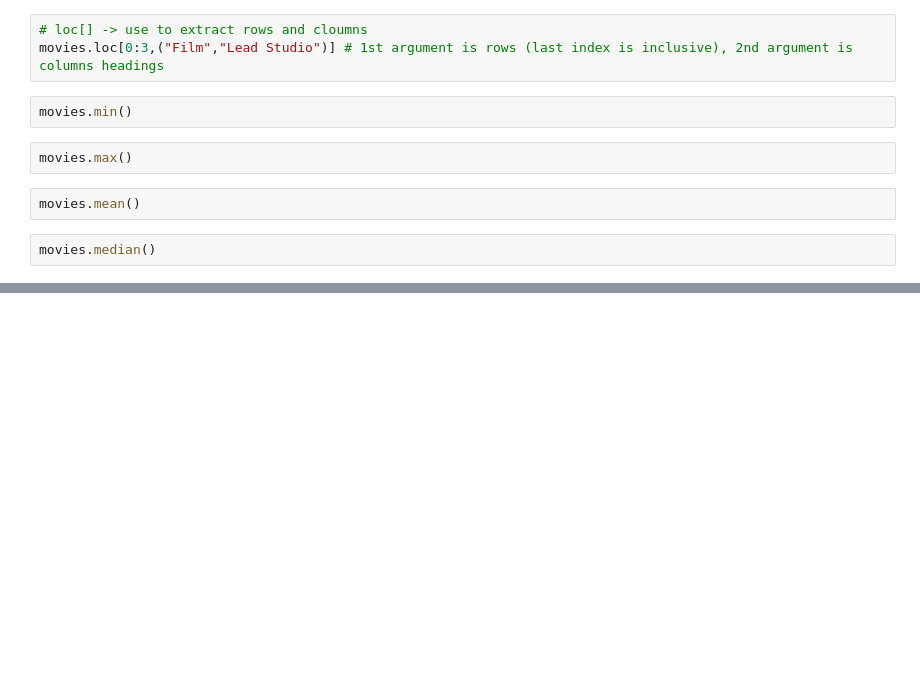
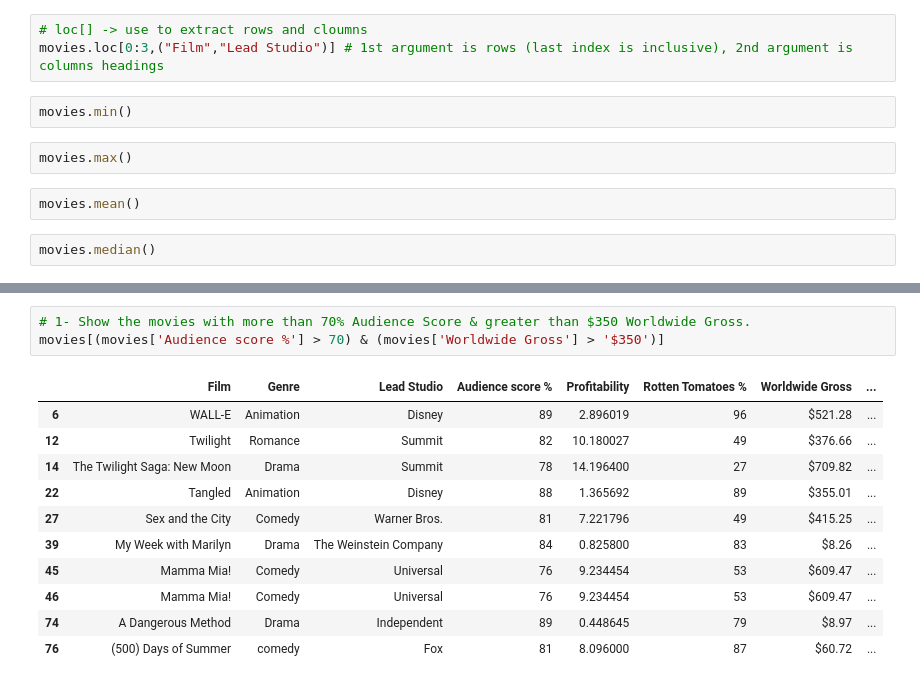
Before and after one commit to Daredeveil/CAB-21, a Jupyter notebook: Pandas_basic.ipynb, the cells around one changed output, grey strips where cells are left out. Drawn from its saved outputs; the diff is of its cells as text; blank space fills up the shorter version.

```diff
--- a/Pandas_basic.ipynb
+++ b/Pandas_basic.ipynb
@@ -97,0 +146,15 @@ s5
+# %%
+# 1- Show the movies with more than 70% Audience Score & greater than $350 Worldwide Gross.
+movies[(movies['Audience score %'] > 70) & (movies['Worldwide Gross'] > '$350')]
+# %% [output]
+|  | Film | Genre | Lead Studio | Audience score % | Profitability | Rotten Tomatoes % | Worldwide Gross | ... |
+| 6 | WALL-E | Animation | Disney | 89 | 2.896019 | 96 | $521.28 | ... |
+| 12 | Twilight | Romance | Summit | 82 | 10.180027 | 49 | $376.66 | ... |
+| 14 | The Twilight Saga: New Moon | Drama | Summit | 78 | 14.196400 | 27 | $709.82 | ... |
+| 22 | Tangled | Animation | Disney | 88 | 1.365692 | 89 | $355.01 | ... |
+| 27 | Sex and the City | Comedy | Warner Bros. | 81 | 7.221796 | 49 | $415.25 | ... |
+| 39 | My Week with Marilyn | Drama | The Weinstein Company | 84 | 0.825800 | 83 | $8.26 | ... |
+| 45 | Mamma Mia! | Comedy | Universal | 76 | 9.234454 | 53 | $609.47 | ... |
+| 46 | Mamma Mia! | Comedy | Universal | 76 | 9.234454 | 53 | $609.47 | ... |
+| 74 | A Dangerous Method | Drama | Independent | 89 | 0.448645 | 79 | $8.97 | ... |
+| 76 | (500) Days of Summer | comedy | Fox | 81 | 8.096000 | 87 | $60.72 | ... |
```
Also changed, not shown: parts of 23 cells of this notebook.
